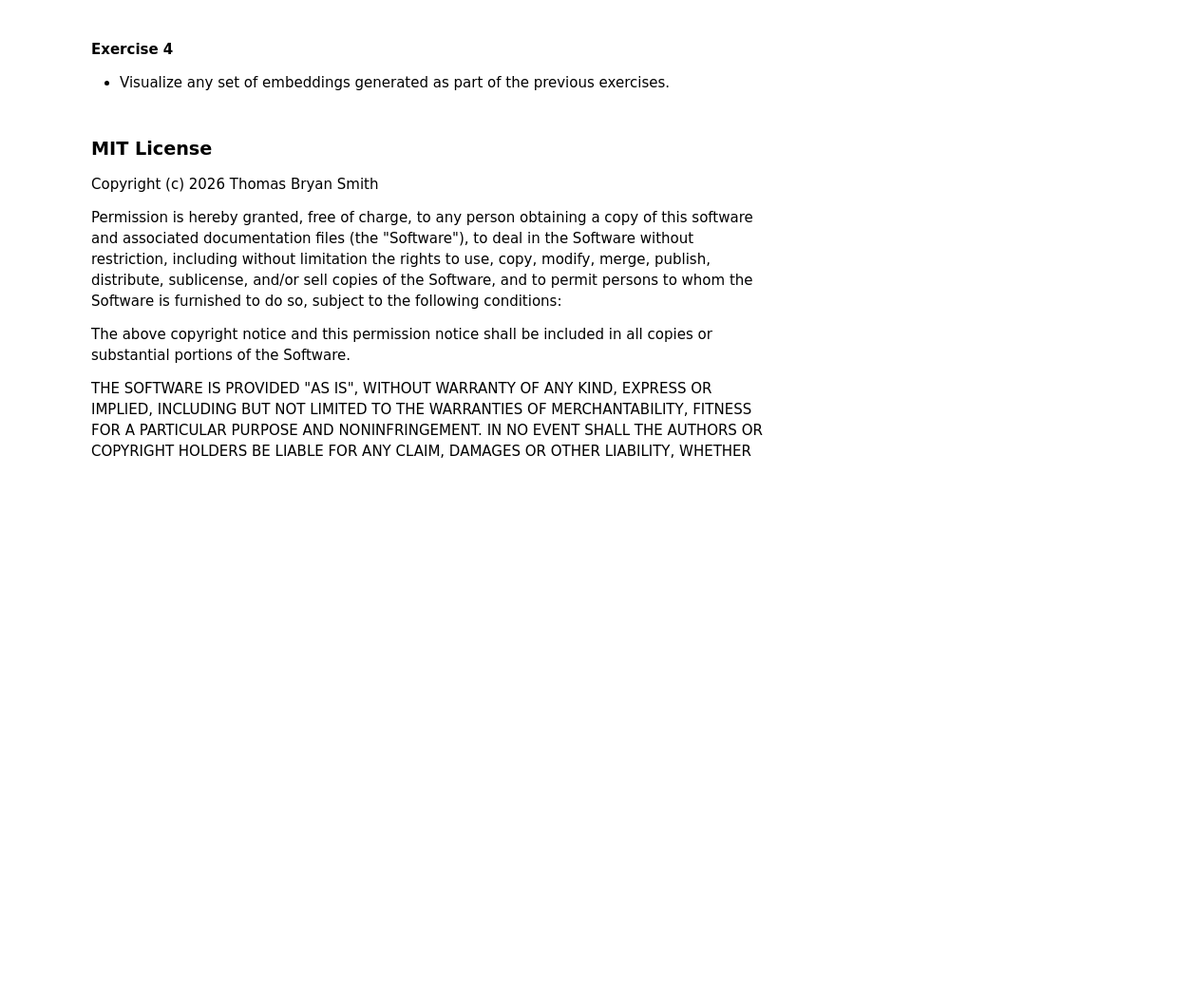
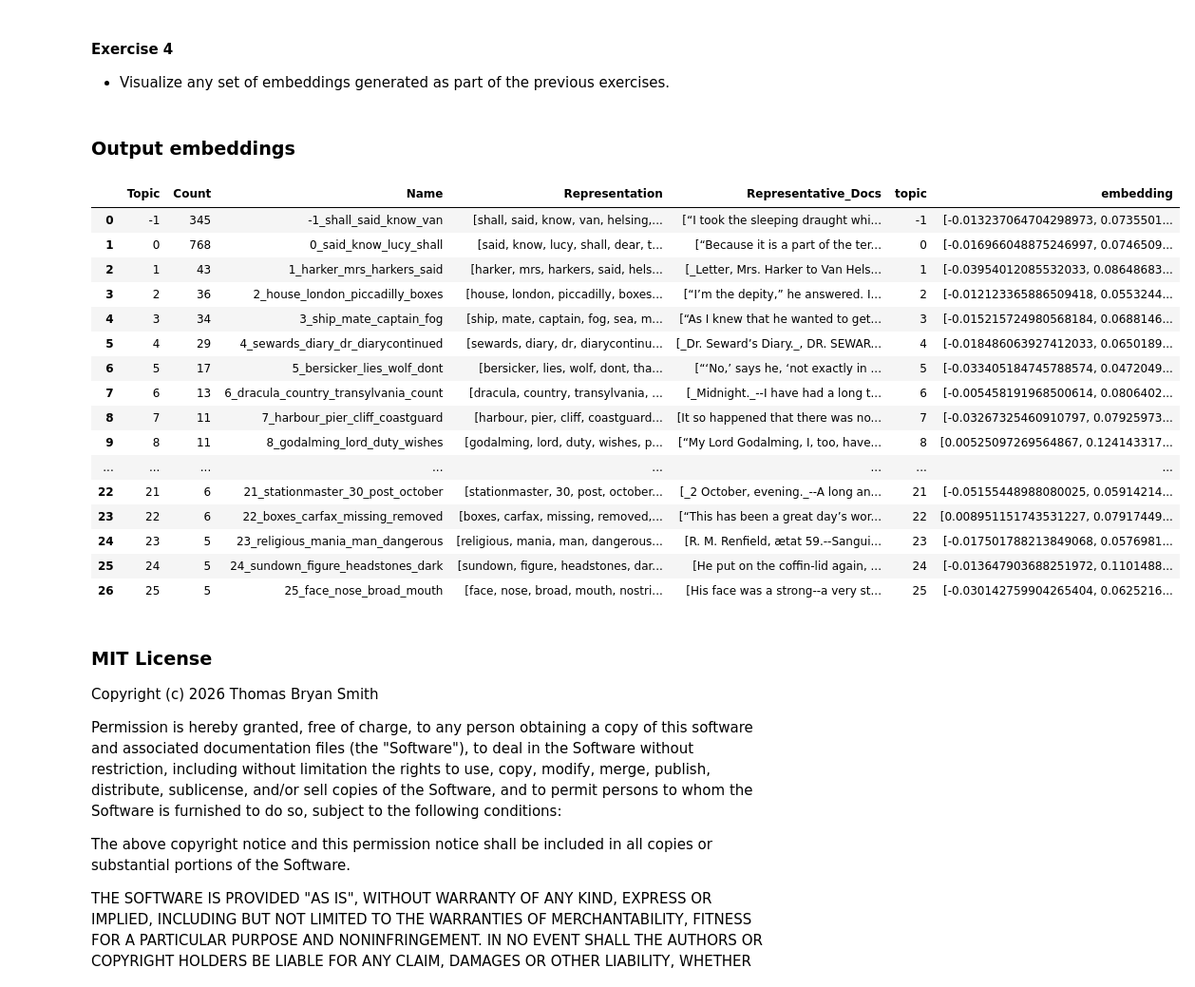
Before and after one commit to thomasbryansmith/LLMs_Embeddings_and_Networks, a Jupyter notebook: notebooks/2-Embeddings.ipynb, the cells around one changed output. Shown at 95% size. Drawn from its saved outputs; the diff is of its cells as text; code cells hidden in the pictures; blank space fills up the shorter version.

```diff
--- a/notebooks/2-Embeddings.ipynb
+++ b/notebooks/2-Embeddings.ipynb
@@ -972,3 +975,25 @@ plt.show()
 # %% [markdown]
 #### Exercise 4
 - Visualize any set of embeddings generated as part of the previous exercises.
+# %% [markdown]
+### Output embeddings
+# %%
+topic_info
+# %% [output]
+|  | Topic | Count | Name | Representation | Representative_Docs | topic | embedding |
+| 0 | -1 | 345 | -1_shall_said_know_van | [shall, said, know, van, helsing,... | [“I took the sleeping draught whi... | -1 | [-0.013237064704298973, 0.0735501... |
+| 1 | 0 | 768 | 0_said_know_lucy_shall | [said, know, lucy, shall, dear, t... | [“Because it is a part of the ter... | 0 | [-0.016966048875246997, 0.0746509... |
+| 2 | 1 | 43 | 1_harker_mrs_harkers_said | [harker, mrs, harkers, said, hels... | [_Letter, Mrs. Harker to Van Hels... | 1 | [-0.03954012085532033, 0.08648683... |
+| 3 | 2 | 36 | 2_house_london_piccadilly_boxes | [house, london, piccadilly, boxes... | [“I’m the depity,” he answered. I... | 2 | [-0.012123365886509418, 0.0553244... |
+| 4 | 3 | 34 | 3_ship_mate_captain_fog | [ship, mate, captain, fog, sea, m... | [“As I knew that he wanted to get... | 3 | [-0.015215724980568184, 0.0688146... |
+| 5 | 4 | 29 | 4_sewards_diary_dr_diarycontinued | [sewards, diary, dr, diarycontinu... | [_Dr. Seward’s Diary._, DR. SEWAR... | 4 | [-0.018486063927412033, 0.0650189... |
+| 6 | 5 | 17 | 5_bersicker_lies_wolf_dont | [bersicker, lies, wolf, dont, tha... | [“‘No,’ says he, ‘not exactly in ... | 5 | [-0.033405184745788574, 0.0472049... |
+| 7 | 6 | 13 | 6_dracula_country_transylvania_count | [dracula, country, transylvania, ... | [_Midnight._--I have had a long t... | 6 | [-0.005458191968500614, 0.0806402... |
+| 8 | 7 | 11 | 7_harbour_pier_cliff_coastguard | [harbour, pier, cliff, coastguard... | [It so happened that there was no... | 7 | [-0.03267325460910797, 0.07925973... |
+| 9 | 8 | 11 | 8_godalming_lord_duty_wishes | [godalming, lord, duty, wishes, p... | [“My Lord Godalming, I, too, have... | 8 | [0.00525097269564867, 0.124143317... |
+| ... | ... | ... | ... | ... | ... | ... | ... |
+| 22 | 21 | 6 | 21_stationmaster_30_post_october | [stationmaster, 30, post, october... | [_2 October, evening._--A long an... | 21 | [-0.05155448988080025, 0.05914214... |
+| 23 | 22 | 6 | 22_boxes_carfax_missing_removed | [boxes, carfax, missing, removed,... | [“This has been a great day’s wor... | 22 | [0.008951151743531227, 0.07917449... |
+| 24 | 23 | 5 | 23_religious_mania_man_dangerous | [religious, mania, man, dangerous... | [R. M. Renfield, ætat 59.--Sangui... | 23 | [-0.017501788213849068, 0.0576981... |
+| 25 | 24 | 5 | 24_sundown_figure_headstones_dark | [sundown, figure, headstones, dar... | [He put on the coffin-lid again, ... | 24 | [-0.013647903688251972, 0.1101488... |
+| 26 | 25 | 5 | 25_face_nose_broad_mouth | [face, nose, broad, mouth, nostri... | [His face was a strong--a very st... | 25 | [-0.030142759904265404, 0.0625216... |
```
Also changed, not shown: parts of 8 cells of this notebook, 4 other files.
